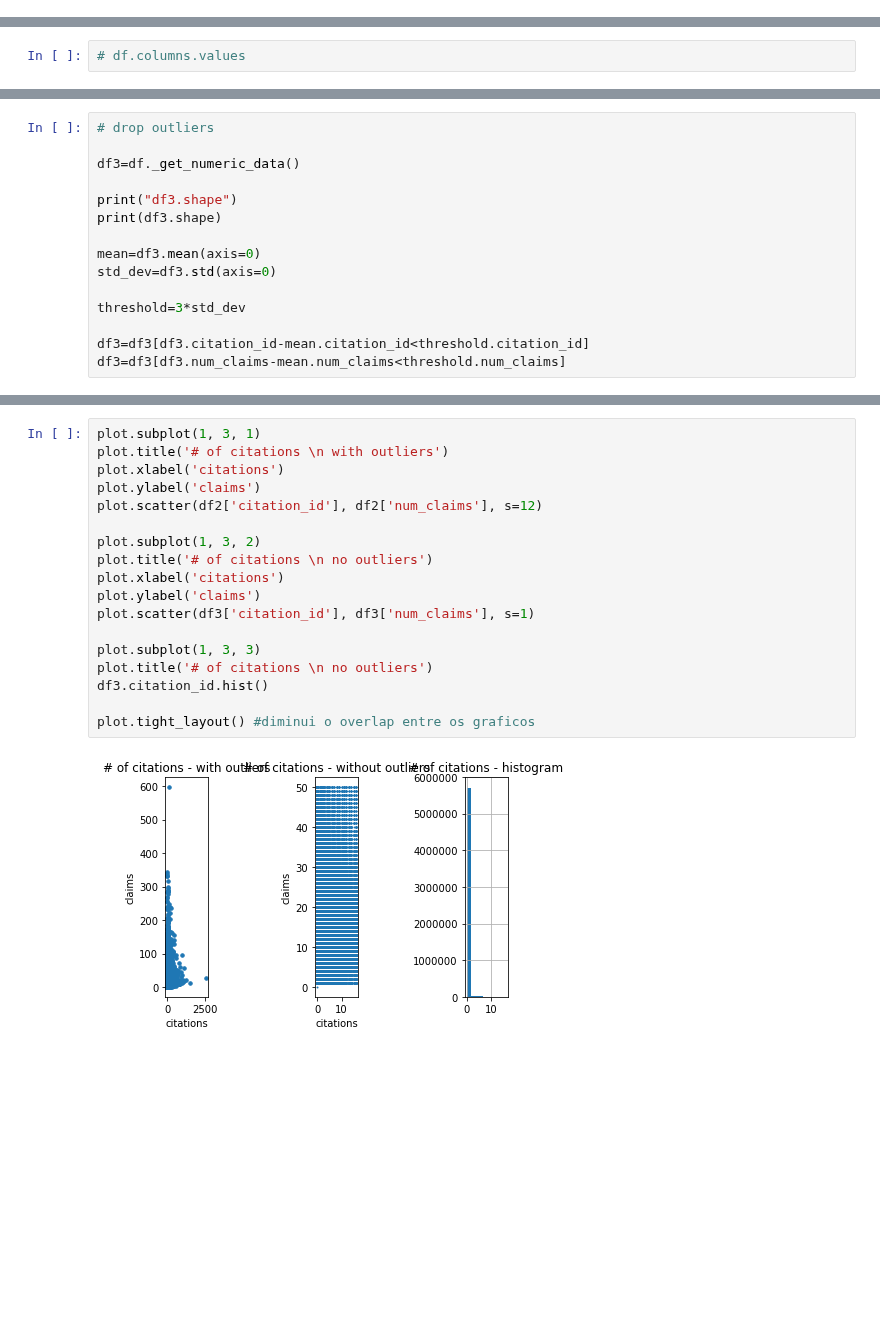
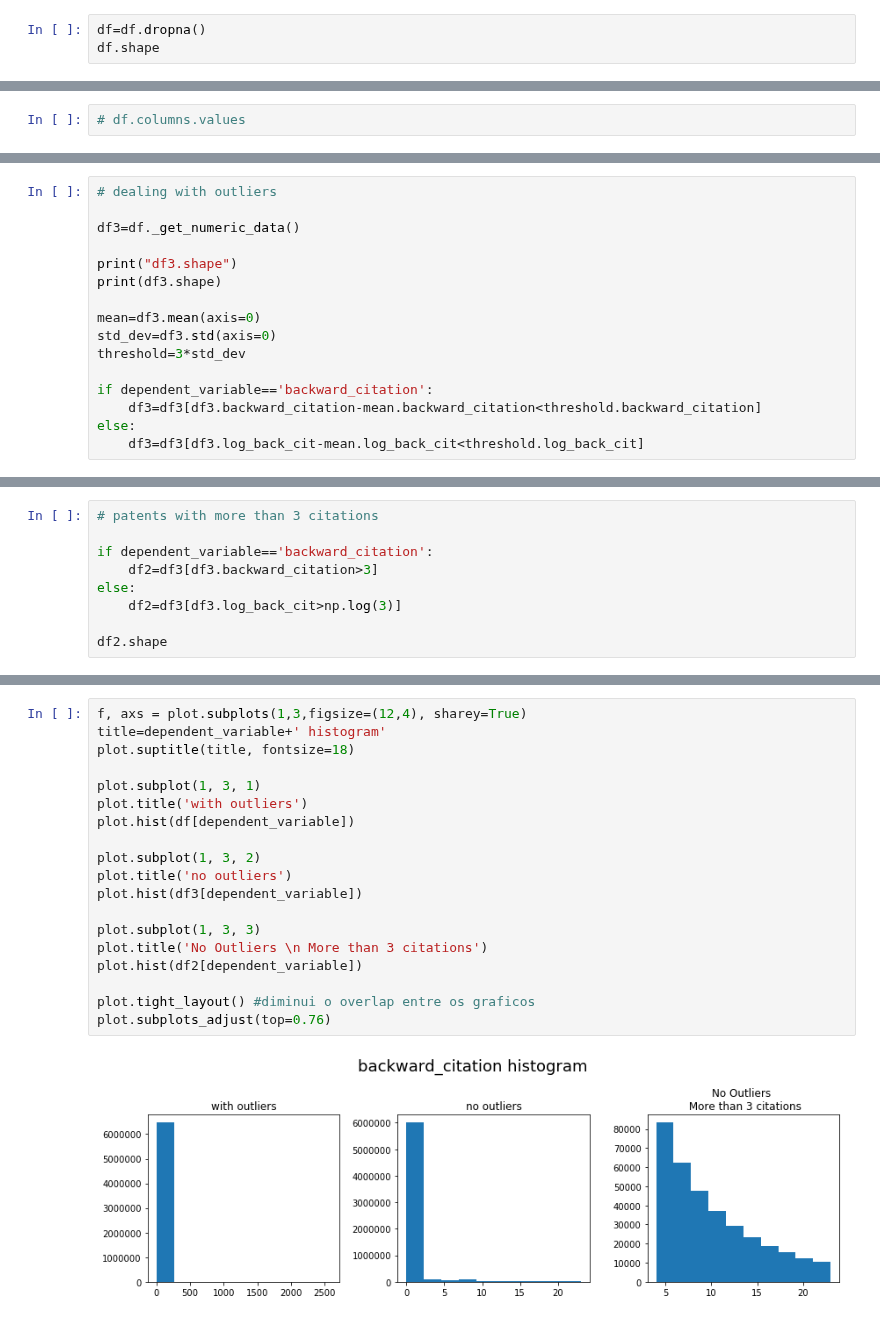
Before and after one commit to rsdias/patent_analysis, a Jupyter notebook: determinants_patent_citation_2.ipynb, the cells around one changed output, grey strips where cells are left out. Saved outputs shown, nothing was run; the diff lists cells and outputs as text; blank space fills up the shorter version.

```diff
--- a/determinants_patent_citation_2.ipynb
+++ b/determinants_patent_citation_2.ipynb
@@ -54,0 +306,3 @@ dtype: bool
+# %%
+df=df.dropna()
+df.shape
@@ -96,5 +366,5 @@ df2.shape
 # %%
-# drop outliers
+# dealing with outliers
 
 df3=df._get_numeric_data()
 
@@ -103,10 +373,11 @@ print(df3.shape)
 
 mean=df3.mean(axis=0)
 std_dev=df3.std(axis=0)
-
 threshold=3*std_dev
 
-df3=df3[df3.citation_id-mean.citation_id<threshold.citation_id]
-df3=df3[df3.num_claims-mean.num_claims<threshold.num_claims]
+if dependent_variable=='backward_citation':
+    df3=df3[df3.backward_citation-mean.backward_citation<threshold.backward_citation]
+else:
+    df3=df3[df3.log_back_cit-mean.log_back_cit<threshold.log_back_cit]
 # %% [output]
 df3.shape
@@ -113,0 +385,9 @@ df3.shape
+# %%
+# patents with more than 3 citations
+
+if dependent_variable=='backward_citation':
+    df2=df3[df3.backward_citation>3]
+else:
+    df2=df3[df3.log_back_cit>np.log(3)]
+
+df2.shape
@@ -114,20 +399,21 @@ df3.shape
 # %%
+f, axs = plot.subplots(1,3,figsize=(12,4), sharey=True)
+title=dependent_variable+' histogram'
+plot.suptitle(title, fontsize=18)
+
 plot.subplot(1, 3, 1)
-plot.title('# of citations \n with outliers')
-plot.xlabel('citations')
-plot.ylabel('claims')
-plot.scatter(df2['citation_id'], df2['num_claims'], s=12)
+plot.title('with outliers')
+plot.hist(df[dependent_variable])
 
 plot.subplot(1, 3, 2)
-plot.title('# of citations \n no outliers')
-plot.xlabel('citations')
-plot.ylabel('claims')
-plot.scatter(df3['citation_id'], df3['num_claims'], s=1)
+plot.title('no outliers')
+plot.hist(df3[dependent_variable])
 
 plot.subplot(1, 3, 3)
-plot.title('# of citations \n no outliers')
-df3.citation_id.hist()
+plot.title('No Outliers \n More than 3 citations')
+plot.hist(df2[dependent_variable])
 
 plot.tight_layout() #diminui o overlap entre os graficos
+plot.subplots_adjust(top=0.76)
 # %% [output]
-[figure, old version]
+[figure, new version]
```
Also changed, not shown: parts of 47 cells of this notebook, 2 other files.
